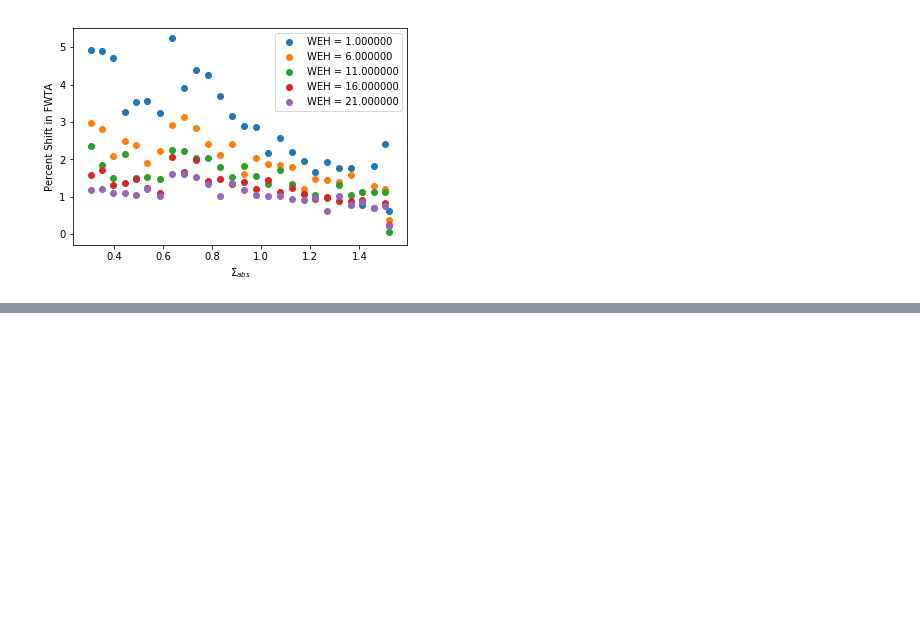
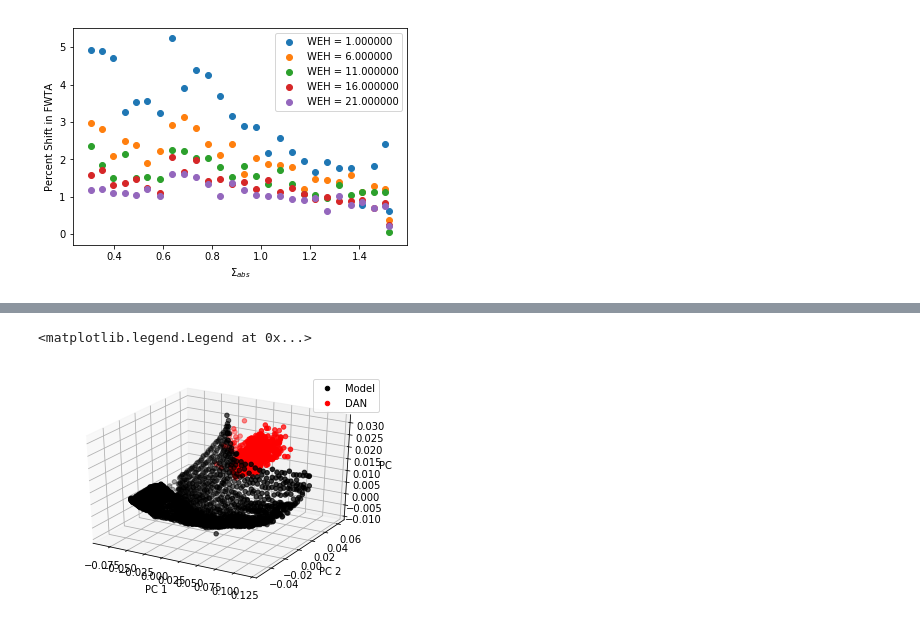
Before and after one commit to hannah-rae/dan_analysis, a Jupyter notebook: data_exploration.ipynb, the cells around one changed output, grey strips where cells are left out. Saved outputs shown, nothing was run; the diff lists cells and outputs as text; code cells hidden in the pictures; blank space fills up the shorter version.

```diff
--- a/data_exploration.ipynb
+++ b/data_exploration.ipynb
@@ -197,0 +245,21 @@ Another interesting observation is that the spread between the points is greater
+# %%
+# Normalize the model data and re-fit PCA
+X_norm = datasets.normalize_counts(X)
+pca2 = PCA(n_components=3)
+X_norm_t = pca2.fit_transform(X_norm)
+# Normalize the DAN data and project with PCA model
+X_dan = np.take(X_dan, range(64), axis=1)
+X_dan = datasets.normalize_counts(X_dan)
+dan_t = pca2.transform(X_dan)
+
+fig = plt.figure()
+ax0 = fig.add_subplot(111, projection='3d')
+ax0.set_xlabel('PC 1')
+ax0.set_ylabel('PC 2')
+ax0.set_zlabel('PC 3')
+ax0.scatter(X_norm_t[:,0], X_norm_t[:,1], X_norm_t[:,2], color='k', label='Model')
+ax0.scatter(dan_t[:,0], dan_t[:,1], dan_t[:,2], color='red', label='DAN')
+ax0.legend(loc='upper right')
+# %% [output]
+<matplotlib.legend.Legend at 0x...>
+[figure, added]
```
Also changed, not shown: parts of 7 cells of this notebook.
